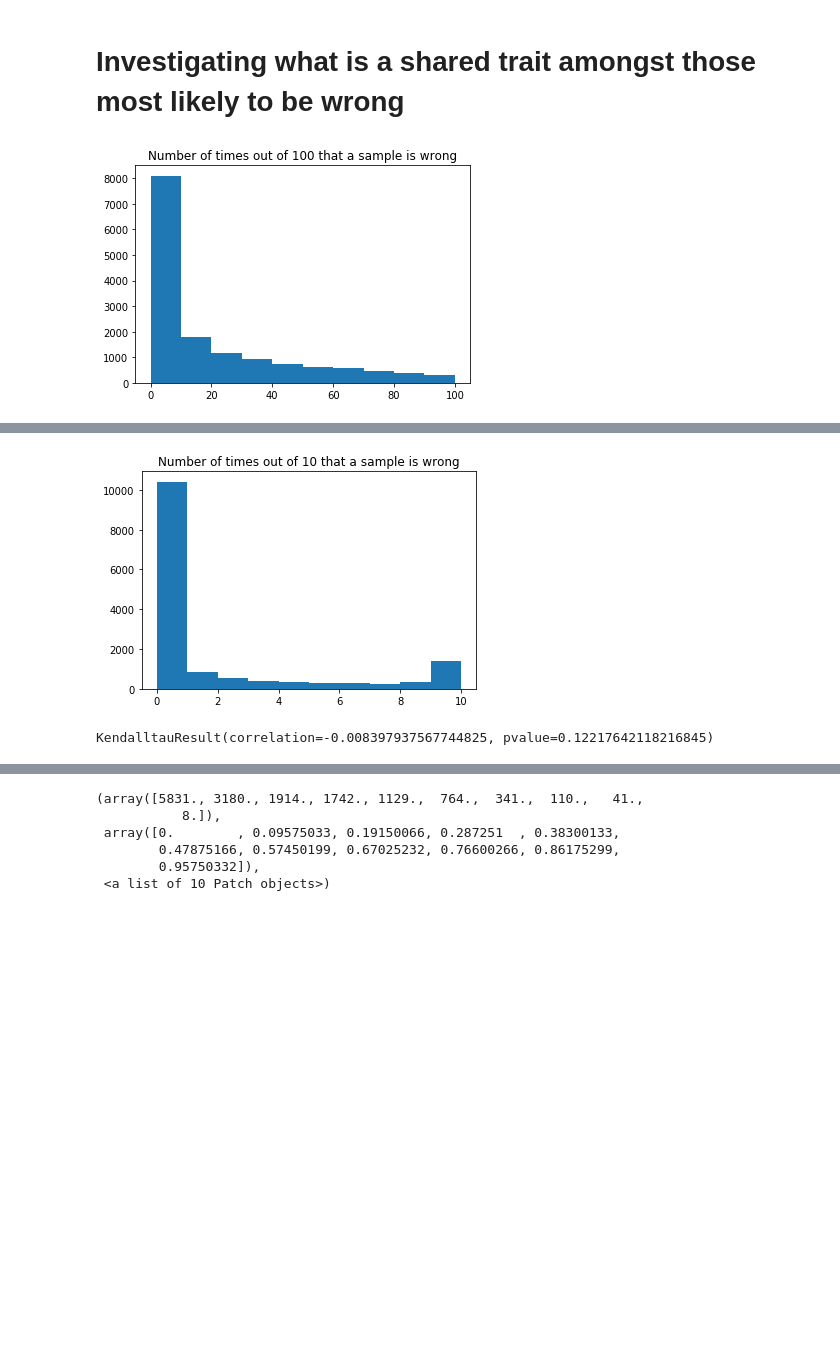
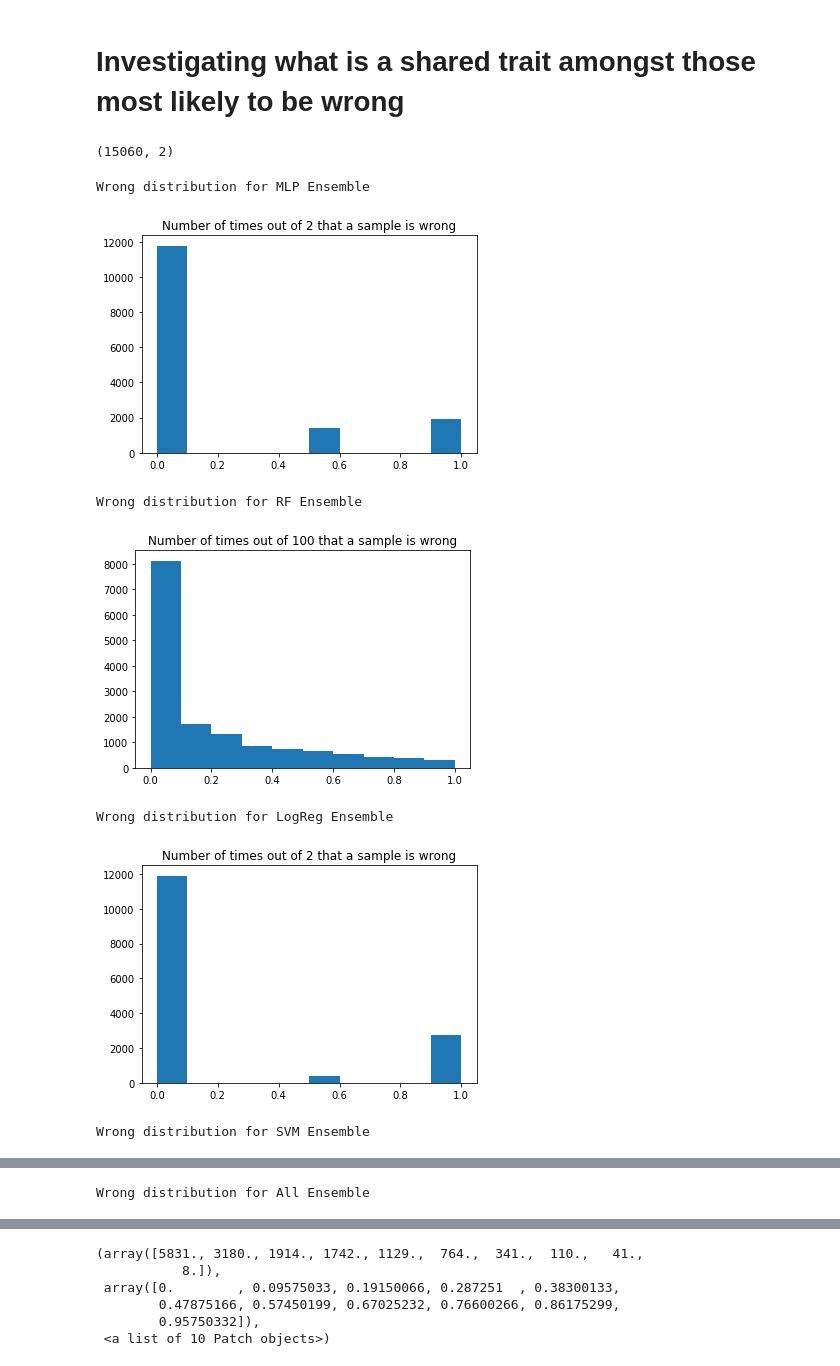
Before and after one commit to matthewkol186/cos597efinalproject, a Jupyter notebook: Multiplicity.ipynb, the cells around one changed output, grey strips where cells are left out. Drawn from its saved outputs; the diff is of its cells as text; code cells hidden in the pictures; blank space fills up the shorter version.

Commit message:
ensemble code changed

```diff
--- a/Multiplicity.ipynb
+++ b/Multiplicity.ipynb
@@ -84,0 +30,17 @@ Overall accuracy: 0.8408366533864542, individual average accuracy: 0.83067065073
+# %%
+versions = ['MLP Ensemble', 'RF Ensemble', 'LogReg Ensemble', 'SVM Ensemble', 'All Ensemble']
+params={'rf_num':100, 'mlp_num': 2, 'svm_num': 2, 'lr_num': 2}
+mega_predictions = []
+mega_agg_predictions = []
+for i in range(len(versions)):
+    print("-----Type: {0}-------".format(versions[i]))
+    model = Ensemble(version=i, params=params)
+    model.train(X_train, y_train)
+    all_predictions = model.test(X_test)
+    all_accuracies = [accuracy_score(y_test, all_predictions[:, i]) for i in range(len(all_predictions[0]))]
+    agg_predictions = model.test_agg(X_test)
+
+    mega_predictions.append(all_predictions)
+    mega_agg_predictions.append(agg_predictions)
+
+    print("Overall accuracy: {0}, individual average accuracy: {1}".format(accuracy_score(y_test, agg_predictions), np.mean(all_accuracies)))
@@ -85,13 +62,31 @@ Overall accuracy: 0.8408366533864542, individual average accuracy: 0.83067065073
 # %% [markdown]
 # Investigating what is a shared trait amongst those most likely to be wrong
+# %%
+print(mega_predictions[0].shape)
+# %% [output]
+(15060, 2)
 # %%
-num_rf_wrongs = np.zeros(len(y_test))
-for predictions in all_rf_predictions:
-    wrongs = np.array(y_test!=predictions)
-    num_rf_wrongs += wrongs
+mega_wrongs = []
+for i in range(len(mega_agg_predictions)):
+    print("Wrong distribution for {0}".format(versions[i]))
+    num_wrongs = np.zeros(len(y_test))
+    predictions = mega_predictions[i]
+    for j in range(len(predictions[0])):
+        wrongs = np.array(y_test!=predictions[:, j])
+        num_wrongs += wrongs
 
-plt.hist(num_rf_wrongs)
-plt.title('Number of times out of {} that a sample is wrong'.format(len(all_rf_predictions)))
-plt.show()
+    num_wrongs = np.array(num_wrongs) / len(predictions[0])
+    mega_wrongs.append(num_wrongs)
+    plt.hist(num_wrongs)
+
+    plt.title('Number of times out of {} that a sample is wrong'.format(len(predictions[0])))
+    plt.show()
+    plt.close()
 # %% [output]
+Wrong distribution for MLP Ensemble
-[figure, old version]
+[figure, new version]
+Wrong distribution for RF Ensemble
+[figure, added]
+Wrong distribution for LogReg Ensemble
+[figure, added]
+Wrong distribution for SVM Ensemble
@@ -97,0 +94 @@ plt.show()
+Wrong distribution for All Ensemble
@@ -98,15 +95,0 @@ plt.show()
-# %%
-num_wrongs = np.zeros(len(y_test))
-for predictions in all_predictions:
-    wrongs = np.array(y_test!=predictions)
-    num_wrongs += wrongs
-
-plt.hist(num_wrongs)
-plt.title('Number of times out of {} that a sample is wrong'.format(len(all_predictions)))
-plt.show()
-# %% [output]
-[figure, removed]
-# %%
-kendalltau(np.argsort(num_wrongs), np.argsort(num_rf_wrongs))
-# %% [output]
-KendalltauResult(correlation=-0.008397937567744825, pvalue=0.12217642118216845)
```
Also changed, not shown: parts of 16 cells of this notebook.
